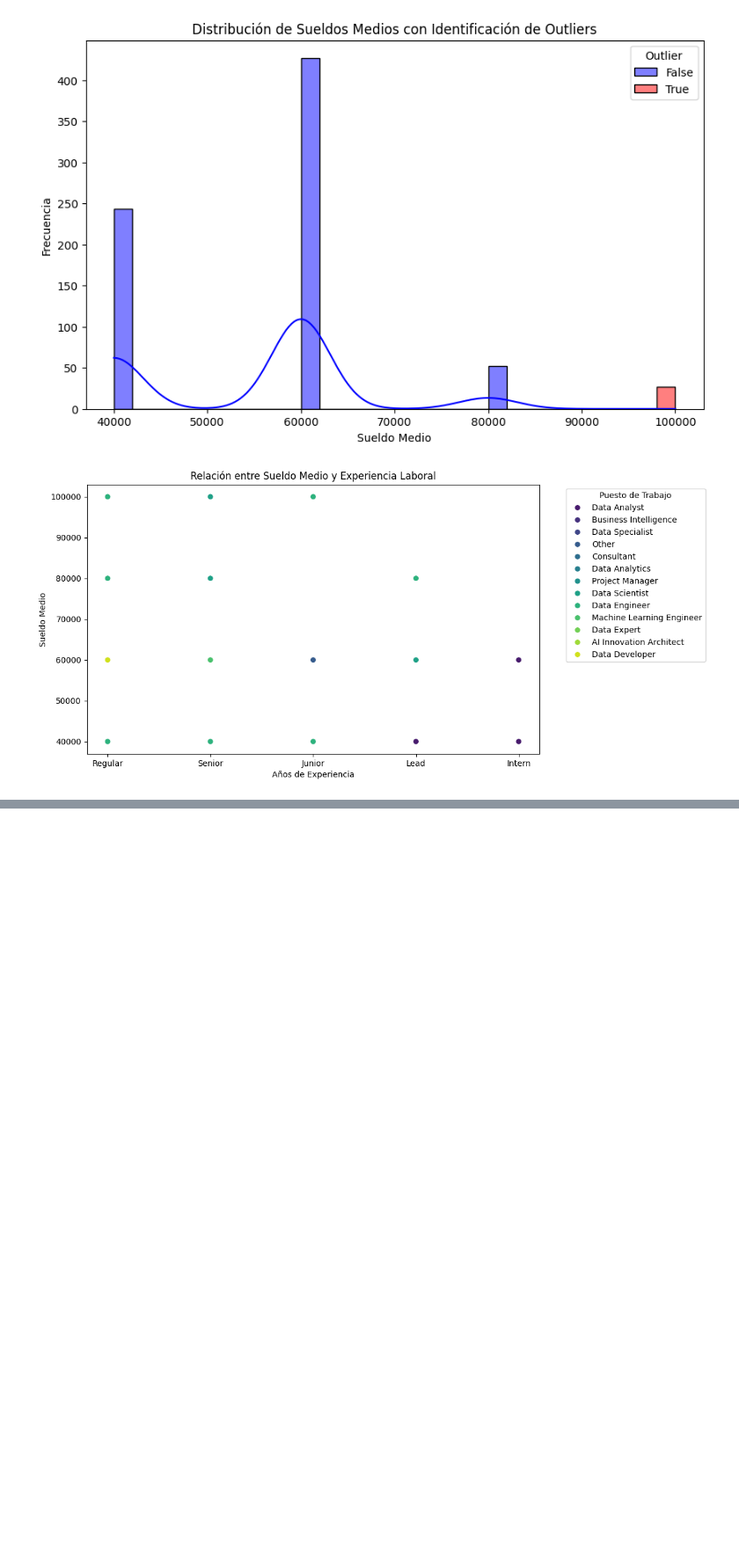
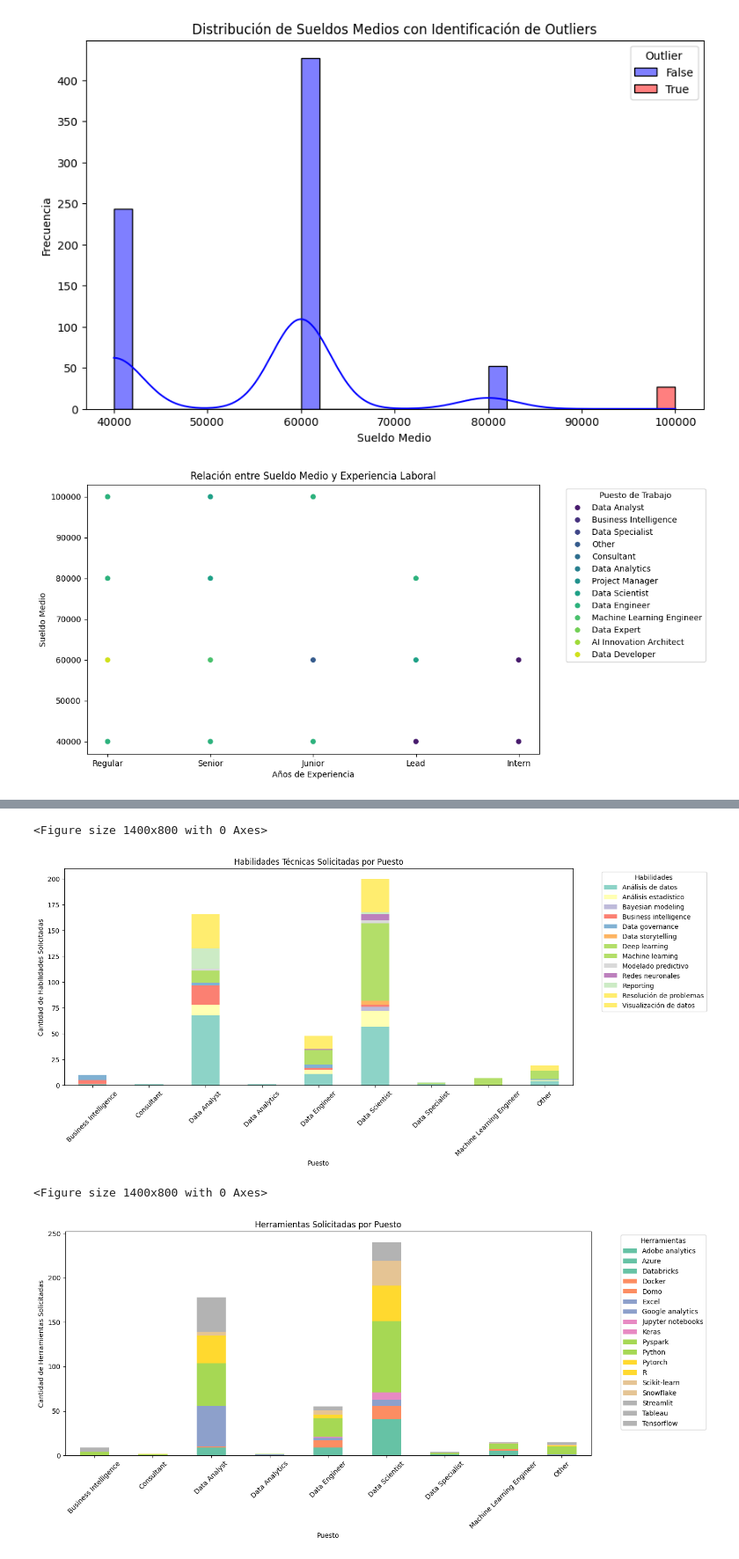
Before and after one commit to PabloContreras45/Proyecto-empleo, a Jupyter notebook: 03.empleo_analisis.ipynb, the cells around one changed output, grey strips where cells are left out. Shown at 88% size. Cells and saved outputs as stored; diff of their text form; code cells hidden in the pictures; blank space fills up the shorter version.

```diff
--- a/03.empleo_analisis.ipynb
+++ b/03.empleo_analisis.ipynb
@@ -436,0 +438,48 @@ plt.show()
+# %%
+import pandas as pd
+import matplotlib.pyplot as plt
+import seaborn as sns
+
+#Asegúrate de que no haya valores nulos en las columnas necesarias
+df.dropna(subset=['Puesto', 'Habilidades', 'Herramientas'], inplace=True)
+
+#Expande las habilidades y herramientas en listas (si están en formato de texto separado por comas)
+df['Habilidades'] = df['Habilidades'].apply(lambda x: x.split(',') if isinstance(x, str) else x)
+df['Herramientas'] = df['Herramientas'].apply(lambda x: x.split(',') if isinstance(x, str) else x)
+
+# Contar las habilidades y herramientas para cada puesto
+# Primero, vamos a crear una columna de conteo para expandir las habilidades y herramientas correctamente
+df_expanded = df.explode('Habilidades')
+df_expanded['Habilidades'] = df_expanded['Habilidades'].str.strip()  # Remueve espacios extra
+
+conteo_habilidades = df_expanded.groupby(['Puesto', 'Habilidades']).size().unstack(fill_value=0)
+
+# Hacer lo mismo para las herramientas
+df_expanded = df.explode('Herramientas')
+df_expanded['Herramientas'] = df_expanded['Herramientas'].str.strip()
+
+conteo_herramientas = df_expanded.groupby(['Puesto', 'Herramientas']).size().unstack(fill_value=0)
+
+#Visualización de habilidades y herramientas por puesto usando gráficos de barras apiladas
+plt.figure(figsize=(14, 8))
+conteo_habilidades.plot(kind='bar', stacked=True, figsize=(14, 6), colormap='Set3')
+plt.title('Habilidades Técnicas Solicitadas por Puesto')
+plt.xlabel('Puesto')
+plt.ylabel('Cantidad de Habilidades Solicitadas')
+plt.xticks(rotation=45)
+plt.legend(title='Habilidades', bbox_to_anchor=(1.05, 1), loc='upper left')
+plt.show()
+
+plt.figure(figsize=(14, 8))
+conteo_herramientas.plot(kind='bar', stacked=True, figsize=(14, 6), colormap='Set2')
+plt.title('Herramientas Solicitadas por Puesto')
+plt.xlabel('Puesto')
+plt.ylabel('Cantidad de Herramientas Solicitadas')
+plt.xticks(rotation=45)
+plt.legend(title='Herramientas', bbox_to_anchor=(1.05, 1), loc='upper left')
+plt.show()
+# %% [output]
+<Figure size 1400x800 with 0 Axes>
+[figure, added]
+<Figure size 1400x800 with 0 Axes>
+[figure, added]
```
Also changed, not shown: parts of 20 cells of this notebook.
